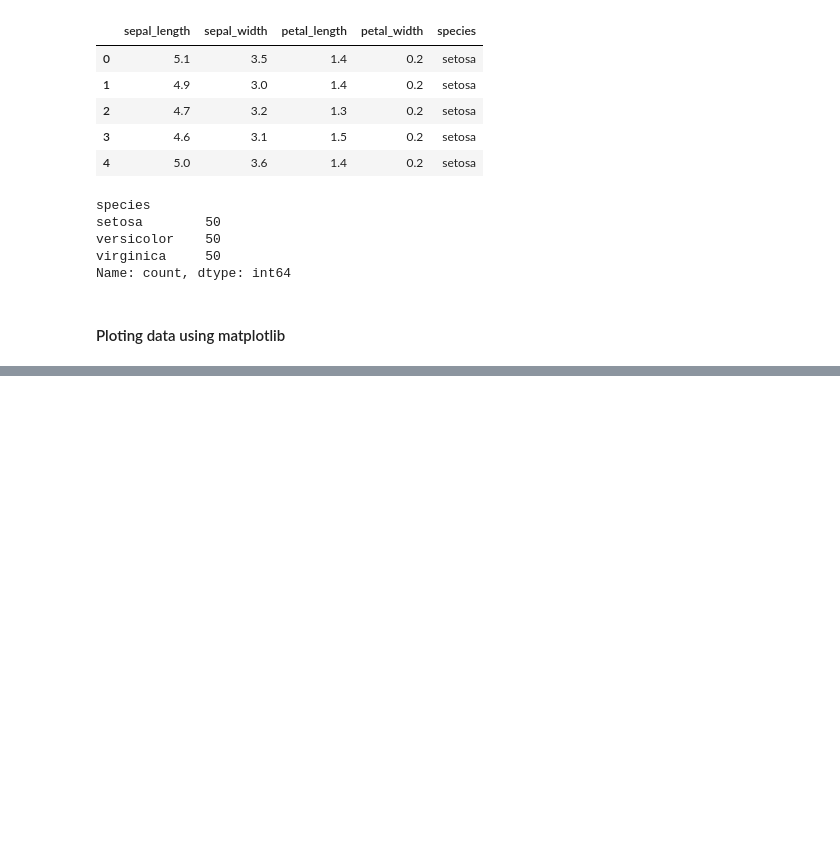
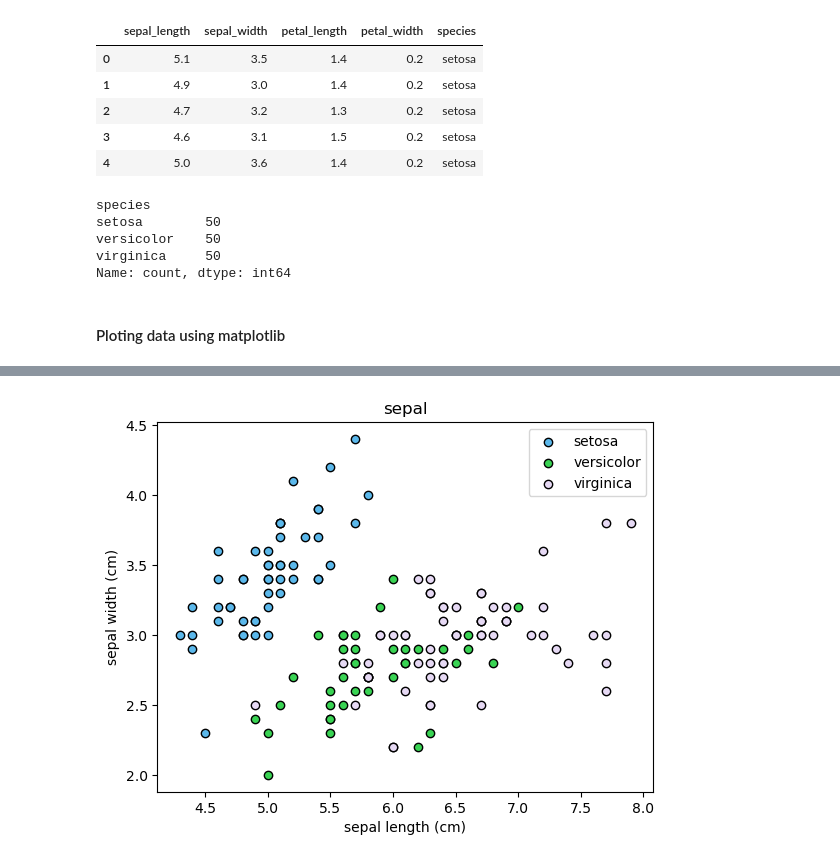
Before and after one commit to azeem932356/iris-classification, a Jupyter notebook: notebooks/Untitled.ipynb, the cells around one changed output, grey strips where cells are left out. Cells and saved outputs as stored; diff of their text form; code cells hidden in the pictures; blank space fills up the shorter version.

```diff
--- a/notebooks/Untitled.ipynb
+++ b/notebooks/Untitled.ipynb
@@ -153,0 +154,15 @@ plt.show()
+# %%
+#same with sepal
+
+colors= {"setosa":"#5BB8EB", "versicolor":"#39D353", "virginica":"#e6d9f4"}
+
+for name, group in df.groupby('species'):
+    plt.scatter(group.sepal_length, group.sepal_width, color= colors[name], edgecolor= 'k', label= name)
+
+plt.xlabel("sepal length (cm)")
+plt.ylabel("sepal width (cm)")
+plt.title("sepal")
+plt.legend()
+plt.show()
+# %% [output]
+[figure, added]
```
Also changed, not shown: parts of 1 cell of this notebook.
